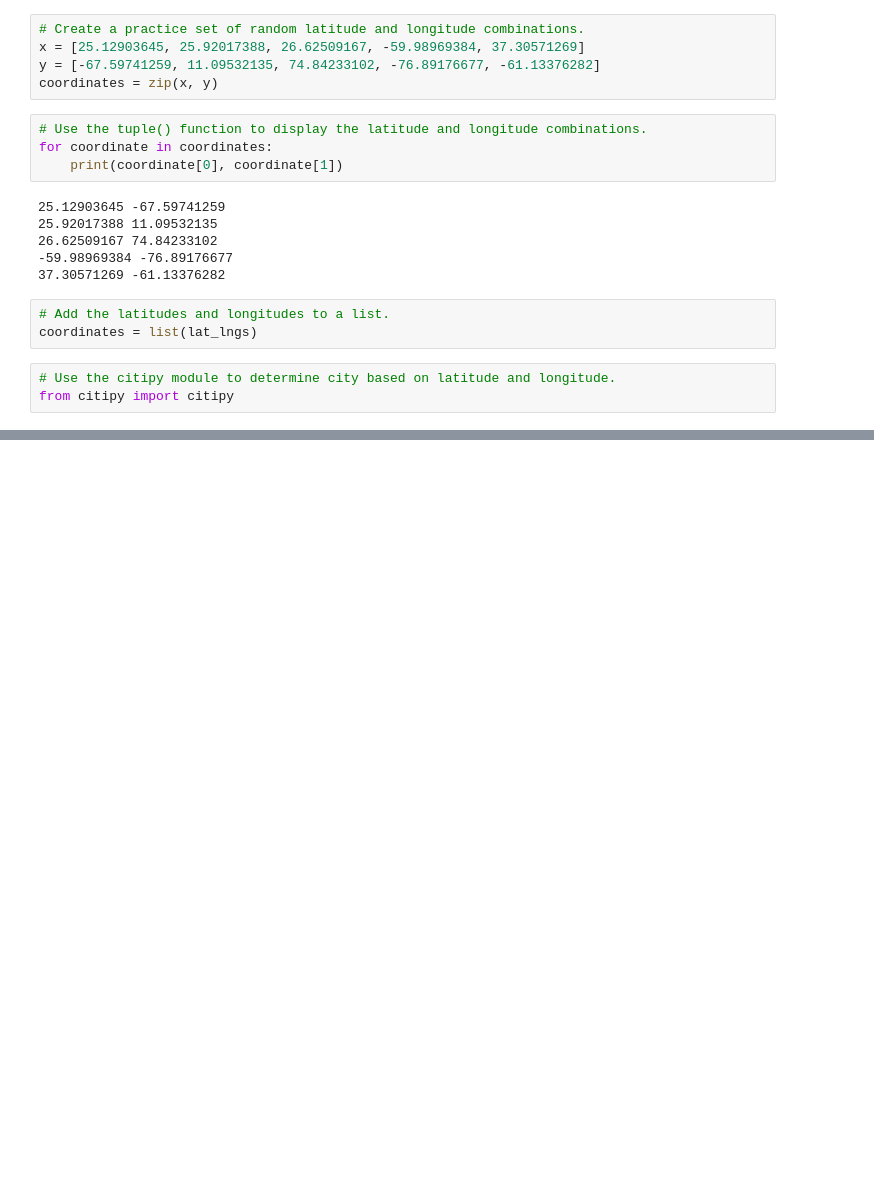
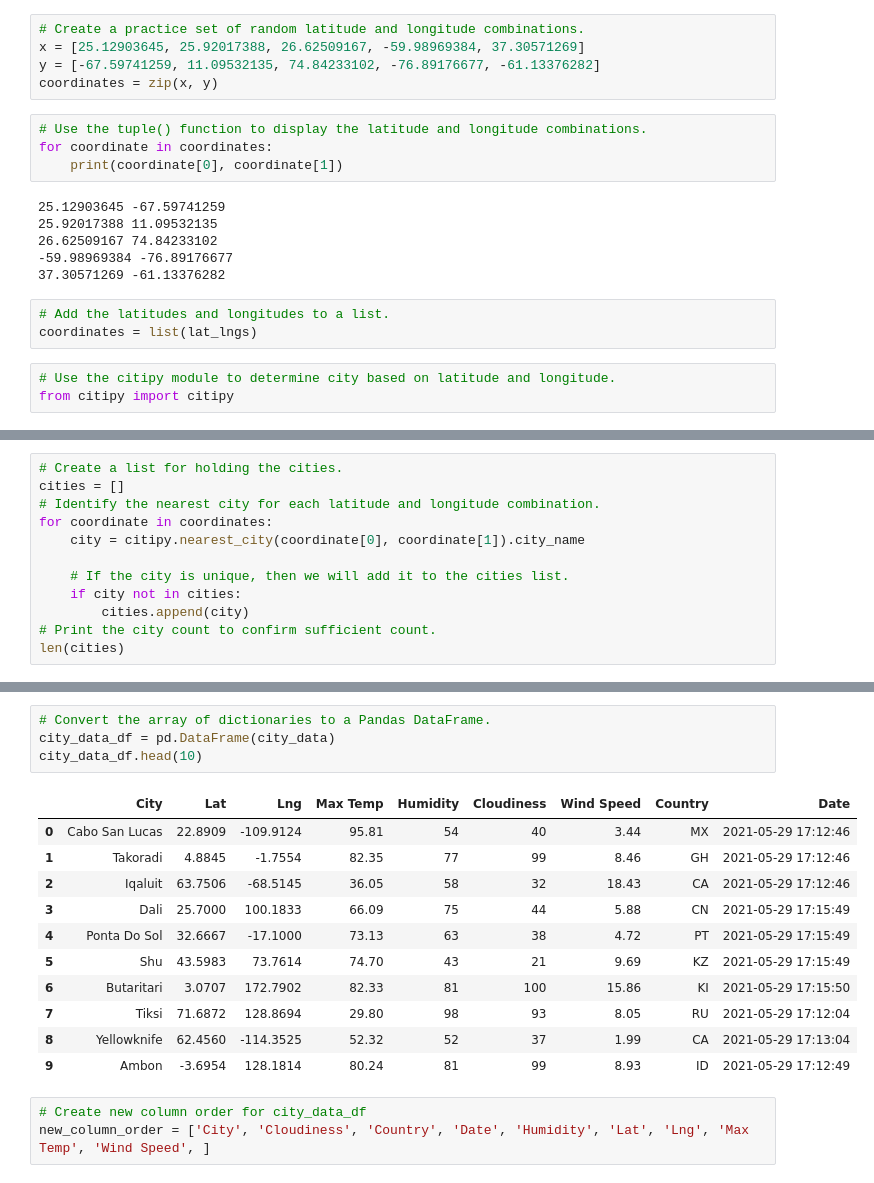
Before and after one commit to cadejackson/World_Weather_Analysis, a Jupyter notebook: WeatherPy.ipynb, the cells around one changed output, grey strips where cells are left out. Cells and saved outputs as stored; diff of their text form; blank space fills up the shorter version.

```diff
--- a/WeatherPy.ipynb
+++ b/WeatherPy.ipynb
@@ -57,0 +58,12 @@ rikitea pf
+# %%
+# Create a list for holding the cities.
+cities = []
+# Identify the nearest city for each latitude and longitude combination.
+for coordinate in coordinates:
+    city = citipy.nearest_city(coordinate[0], coordinate[1]).city_name
+
+    # If the city is unique, then we will add it to the cities list.
+    if city not in cities:
+        cities.append(city)
+# Print the city count to confirm sufficient count.
+len(cities)
@@ -57,0 +282,19 @@ rikitea pf
+# %%
+# Convert the array of dictionaries to a Pandas DataFrame.
+city_data_df = pd.DataFrame(city_data)
+city_data_df.head(10)
+# %% [output]
+|  | City | Lat | Lng | Max Temp | Humidity | Cloudiness | Wind Speed | Country | Date |
+| 0 | Cabo San Lucas | 22.8909 | -109.9124 | 95.81 | 54 | 40 | 3.44 | MX | 2021-05-29 17:12:46 |
+| 1 | Takoradi | 4.8845 | -1.7554 | 82.35 | 77 | 99 | 8.46 | GH | 2021-05-29 17:12:46 |
+| 2 | Iqaluit | 63.7506 | -68.5145 | 36.05 | 58 | 32 | 18.43 | CA | 2021-05-29 17:12:46 |
+| 3 | Dali | 25.7000 | 100.1833 | 66.09 | 75 | 44 | 5.88 | CN | 2021-05-29 17:15:49 |
+| 4 | Ponta Do Sol | 32.6667 | -17.1000 | 73.13 | 63 | 38 | 4.72 | PT | 2021-05-29 17:15:49 |
+| 5 | Shu | 43.5983 | 73.7614 | 74.70 | 43 | 21 | 9.69 | KZ | 2021-05-29 17:15:49 |
+| 6 | Butaritari | 3.0707 | 172.7902 | 82.33 | 81 | 100 | 15.86 | KI | 2021-05-29 17:15:50 |
+| 7 | Tiksi | 71.6872 | 128.8694 | 29.80 | 98 | 93 | 8.05 | RU | 2021-05-29 17:12:04 |
+| 8 | Yellowknife | 62.4560 | -114.3525 | 52.32 | 52 | 37 | 1.99 | CA | 2021-05-29 17:13:04 |
+| 9 | Ambon | -3.6954 | 128.1814 | 80.24 | 81 | 99 | 8.93 | ID | 2021-05-29 17:12:49 |
+# %%
+# Create new column order for city_data_df
+new_column_order = ['City', 'Cloudiness', 'Country', 'Date', 'Humidity', 'Lat', 'Lng', 'Max Temp', 'Wind Speed', ]
```
Also changed, not shown: parts of 20 cells of this notebook, 3 other files.
